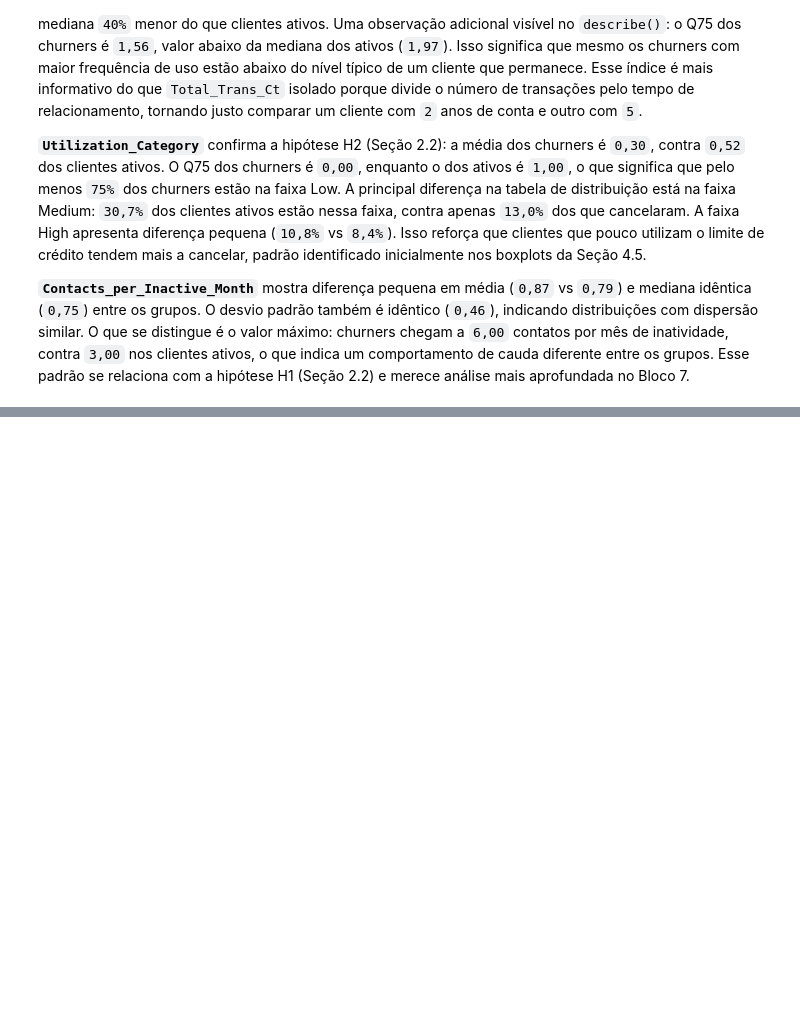
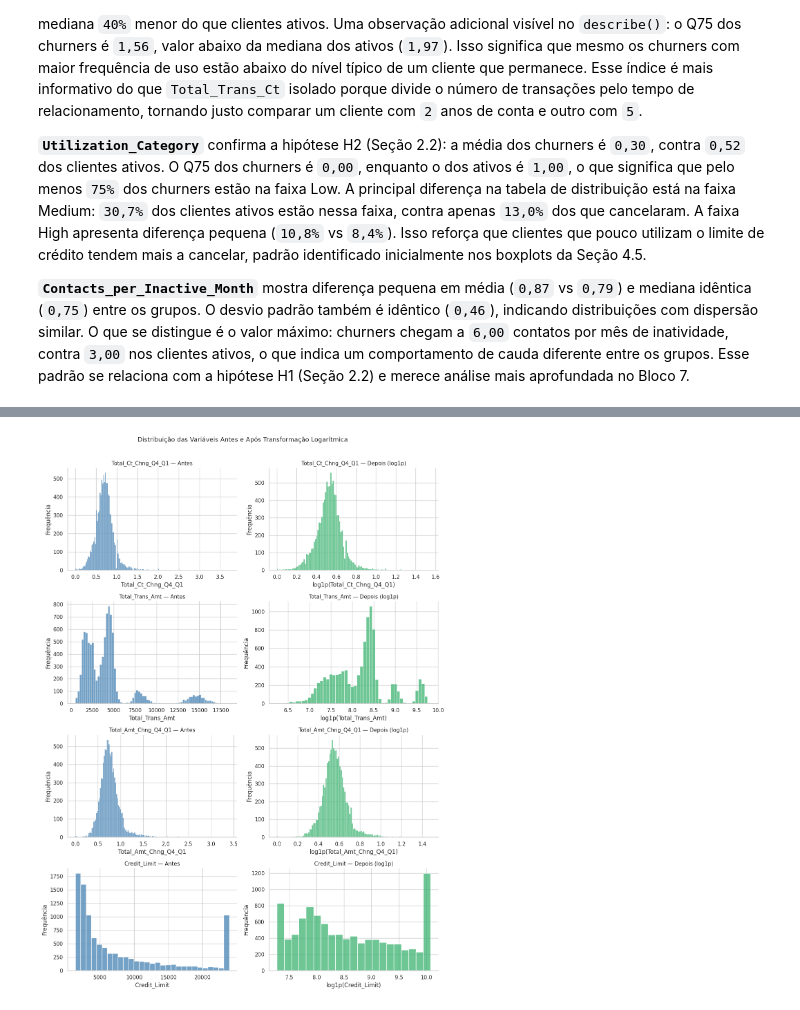
Before and after one commit to diogorblessa/mvp-credit-card-churn, a Jupyter notebook: notebooks/mvp_eda_preprocessing.ipynb, the cells around one changed output, grey strips where cells are left out. Cells and saved outputs as stored; diff of their text form; code cells hidden in the pictures; blank space fills up the shorter version.

Commit message:
Bloco 5.6: Transformação Logarítmica

```diff
--- a/notebooks/mvp_eda_preprocessing.ipynb
+++ b/notebooks/mvp_eda_preprocessing.ipynb
@@ -1489,0 +1521,91 @@ As `4` variáveis derivadas foram criadas sem erros: nenhum valor ausente e o sh
+# %%
+# Colunas a excluir da análise de assimetria
+colunas_excluir_log = (
+    ['Attrition_Flag']                                               # target binário
+    + colunas_ohe                                                    # binárias OHE
+    + ['Education_Level', 'Income_Category', 'Card_Category']       # ordinais categóricas
+    + ['Utilization_Category']                                       # ordinal derivada
+    + ['Dependent_count', 'Total_Relationship_Count',
+       'Months_Inactive_12_mon', 'Contacts_Count_12_mon',
+       'Total_Trans_Ct']                                             # discretas com poucos valores únicos
+    + colunas_derivadas                                              # criadas em 5.5, sem análise de distribuição prévia no Bloco 4
+)
+
+colunas_candidatas_log = [
+    c for c in df_encoded.columns if c not in colunas_excluir_log
+]
+
+# Calcular skewness antes da transformação
+skewness_antes = (
+    df_encoded[colunas_candidatas_log]
+    .skew()
+    .sort_values(ascending=False)
+    .round(2)
+)
+
+print('Assimetria (skewness) das variáveis contínuas candidatas:')
+print(skewness_antes.to_string())
+
+# Selecionar variáveis com assimetria forte
+LIMIAR = 1.0
+colunas_log = skewness_antes[skewness_antes.abs() > LIMIAR].index.tolist()
+
+print()
+print(f'Variáveis com |skewness| > {LIMIAR} (candidatas à transformação):')
+print(colunas_log)
+
+# Salvar valores originais para comparação visual
+df_antes_log = df_encoded[colunas_log].copy()
+
+# Aplicar np.log1p() nas colunas selecionadas
+for col in colunas_log:
+    df_encoded[col] = np.log1p(df_encoded[col])
+
+print()
+print(f'Transformação log1p aplicada em {len(colunas_log)} variável(is).')
+
+# Comparação de skewness antes vs depois
+skewness_depois = df_encoded[colunas_log].skew().round(2)
+skewness_red = (
+    (df_antes_log.skew().abs() - skewness_depois.abs())
+    / df_antes_log.skew().abs() * 100
+).round(1)
+
+comparacao_log = pd.DataFrame({
+    'Assimetria Antes': df_antes_log.skew().round(2),
+    'Assimetria Depois': skewness_depois,
+    'Redução (%)': skewness_red,
+})
+
+# Visualização: histogramas antes vs depois
+sns.set_theme(style='whitegrid')
+n_vars = len(colunas_log)
+fig, axes = plt.subplots(n_vars, 2, figsize=(12, 4 * n_vars))
+
+# Garantir que axes seja sempre 2D
+if n_vars == 1:
+    axes = [axes]
+
+for i, col in enumerate(colunas_log):
+    # Antes
+    sns.histplot(df_antes_log[col], ax=axes[i][0], color='steelblue', edgecolor='white')
+    axes[i][0].set_title(f'{col} — Antes', fontsize=11)
+    axes[i][0].set_xlabel(col)
+    axes[i][0].set_ylabel('Frequência')
+    sns.despine(ax=axes[i][0])
+
+    # Depois
+    sns.histplot(df_encoded[col], ax=axes[i][1], color='mediumseagreen', edgecolor='white')
+    axes[i][1].set_title(f'{col} — Depois (log1p)', fontsize=11)
+    axes[i][1].set_xlabel(f'log1p({col})')
+    axes[i][1].set_ylabel('Frequência')
+    sns.despine(ax=axes[i][1])
+
+plt.suptitle('Distribuição das Variáveis Antes e Após Transformação Logarítmica', y=1.01, fontsize=13)
+plt.tight_layout()
+plt.show()
+
+print()
+print('Tabela comparativa de assimetria:')
+print(comparacao_log.to_string())
+# %% [output]
@@ -1489,0 +1626 @@ As `4` variáveis derivadas foram criadas sem erros: nenhum valor ausente e o sh
+[figure, added]
```
Also changed, not shown: parts of 3 cells of this notebook.
